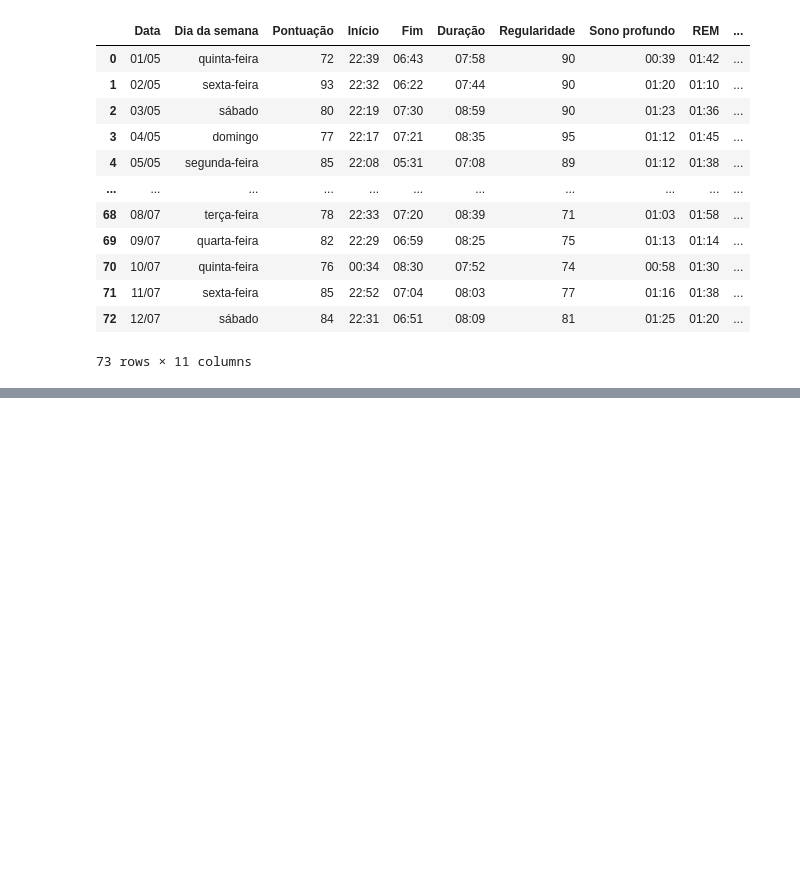
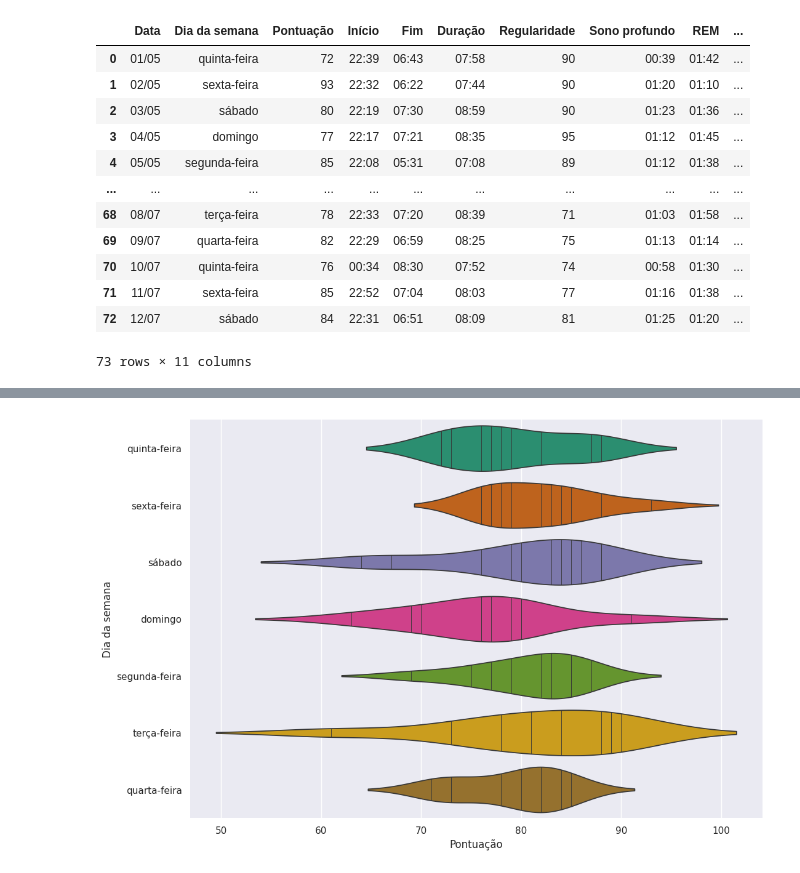
Before and after one commit to kylesonev/sleep_analysis, a Jupyter notebook: notebook/01.ipynb, the cells around one changed output, grey strips where cells are left out. Cells and saved outputs as stored; diff of their text form; code cells hidden in the pictures; blank space fills up the shorter version.

```diff
--- a/notebook/01.ipynb
+++ b/notebook/01.ipynb
@@ -2,7 +2,7 @@
 import pandas as pd
 import matplotlib.pyplot as plt
 import seaborn as sns
-sns.set()
+sns.set_theme()
 # %%
 raw_data = pd.read_csv("../data/sleep_data.csv")
 # %%
@@ -76,3 +188,11 @@ data
+# %%
+figsize = (12, 1.2 * len(raw_data['Dia da semana'].unique()))
+plt.figure(figsize=figsize)
+sns.violinplot(raw_data, x='Pontuação', y='Dia da semana', inner='stick', palette='Dark2', hue='Dia da semana', legend=False)
+sns.despine(top=True, right=True, bottom=True, left=True)
+plt.show()
+# %% [output]
+[figure, added]
 # %%
 plt.scatter(x=data["Duração (min)"], y=data["Pontuação"])
 plt.ylabel("Pontuação")
```
Also changed, not shown: parts of 23 cells of this notebook.
